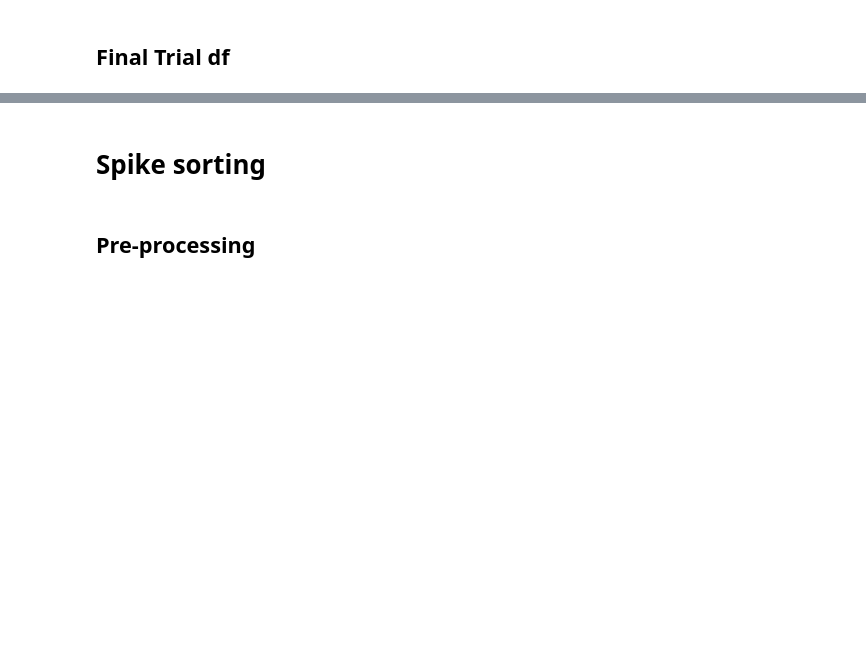
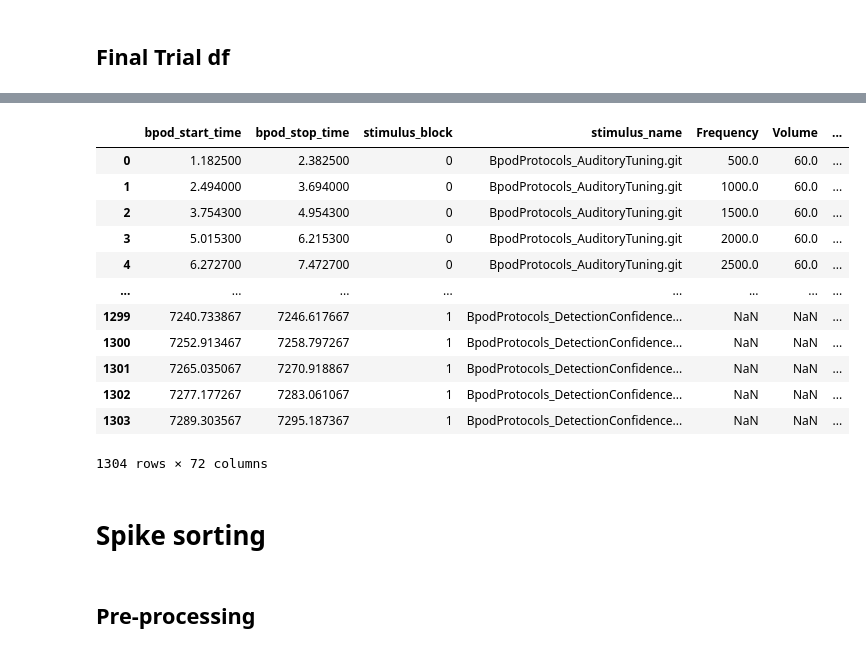
Before and after one commit to RobertoDF/spikesorting, a Jupyter notebook: spikesorting_single_session.ipynb, the cells around one changed output, grey strips where cells are left out. Cells and saved outputs as stored; diff of their text form; code cells hidden in the pictures; blank space fills up the shorter version.

```diff
--- a/spikesorting_single_session.ipynb
+++ b/spikesorting_single_session.ipynb
@@ -76,0 +78,2 @@ Wall time: 14.1 s
+# %%
+gaps_start_stop = check_timestamp_gaps(raw_rec, corrected_times)
@@ -163,8 +164,2 @@ plt.hist(np.diff(raw_rec.get_times()))
 # %% [markdown]
 ## Final Trial df
-# %%
-%%time
-# assign trodes times
-times = raw_rec.get_times()
-trials["start_time"] = times[trials["DIO_start_sample_zeroed"]]
-trials
@@ -186,0 +166,3 @@ Wall time: 568 ms
+# %%
+%%time
+cleaned_trials = clean_trials(trials, raw_rec, gaps_start_stop)
@@ -187,3 +172,19 @@ Wall time: 568 ms
+# %%
+cleaned_trials
+# %% [output]
+|  | bpod_start_time | bpod_stop_time | stimulus_block | stimulus_name | Frequency | Volume | ... |
+| 0 | 1.182500 | 2.382500 | 0 | BpodProtocols_AuditoryTuning.git | 500.0 | 60.0 | ... |
+| 1 | 2.494000 | 3.694000 | 0 | BpodProtocols_AuditoryTuning.git | 1000.0 | 60.0 | ... |
+| 2 | 3.754300 | 4.954300 | 0 | BpodProtocols_AuditoryTuning.git | 1500.0 | 60.0 | ... |
+| 3 | 5.015300 | 6.215300 | 0 | BpodProtocols_AuditoryTuning.git | 2000.0 | 60.0 | ... |
+| 4 | 6.272700 | 7.472700 | 0 | BpodProtocols_AuditoryTuning.git | 2500.0 | 60.0 | ... |
+| ... | ... | ... | ... | ... | ... | ... | ... |
+| 1299 | 7240.733867 | 7246.617667 | 1 | BpodProtocols_DetectionConfidence... | NaN | NaN | ... |
+| 1300 | 7252.913467 | 7258.797267 | 1 | BpodProtocols_DetectionConfidence... | NaN | NaN | ... |
+| 1301 | 7265.035067 | 7270.918867 | 1 | BpodProtocols_DetectionConfidence... | NaN | NaN | ... |
+| 1302 | 7277.177267 | 7283.061067 | 1 | BpodProtocols_DetectionConfidence... | NaN | NaN | ... |
+| 1303 | 7289.303567 | 7295.187367 | 1 | BpodProtocols_DetectionConfidence... | NaN | NaN | ... |
+1304 rows × 72 columns
 # %% [markdown]
 # Spike sorting
 # %% [markdown]
```
Also changed, not shown: parts of 15 cells of this notebook, 2 other files.
